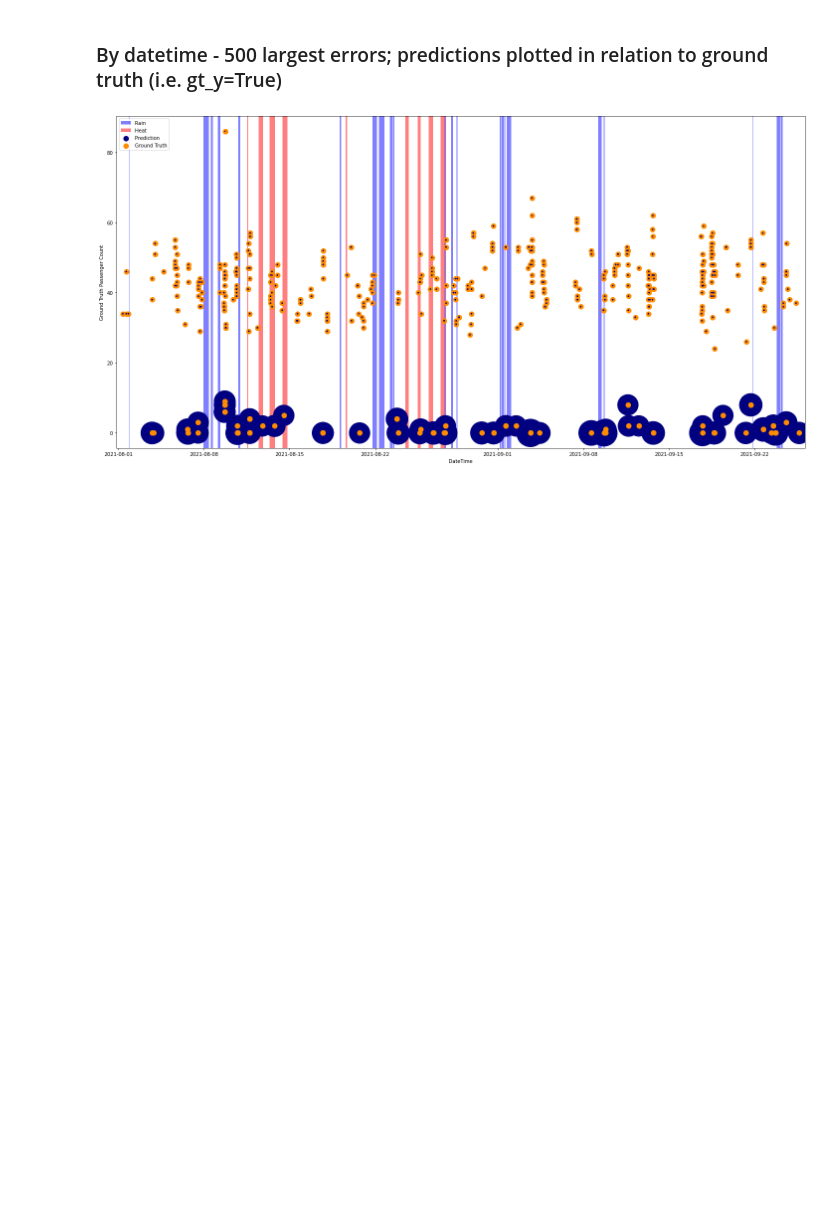
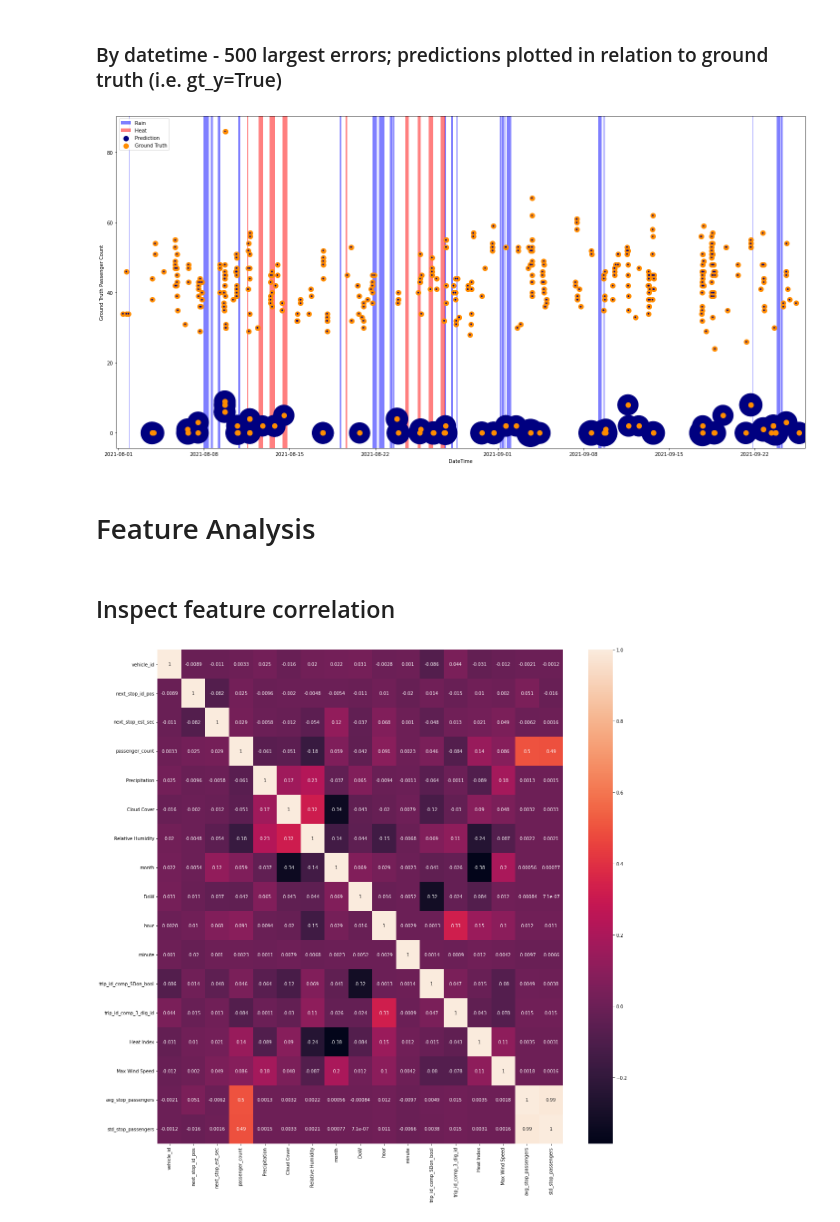
Before and after one commit to alexanderamy/BusPassengerPred, a Jupyter notebook: notebooks/demo.ipynb, the cells around one changed output. Drawn from its saved outputs; the diff is of its cells as text; code cells hidden in the pictures; blank space fills up the shorter version.

```diff
--- a/notebooks/demo.ipynb
+++ b/notebooks/demo.ipynb
@@ -197,3 +203,12 @@ fig_weekday, fig_weekend, fig_datetime = experiment_eval.gt_pred_scatter('test',
 fig_weekday, fig_weekend, fig_datetime = experiment_eval.gt_pred_scatter('train', plot='datetime', errors='large', n=500, s=100, gt_y=True)
 # %% [output]
 [figure]
+# %% [markdown]
+# Feature Analysis
+# %% [markdown]
+## Inspect feature correlation
+# %%
+# all features
+fig = experiment_eval.plot_feature_correlation(subset=None)
+# %% [output]
+[figure, added]
```
Also changed, not shown: parts of 11 cells of this notebook, 2 other files.
